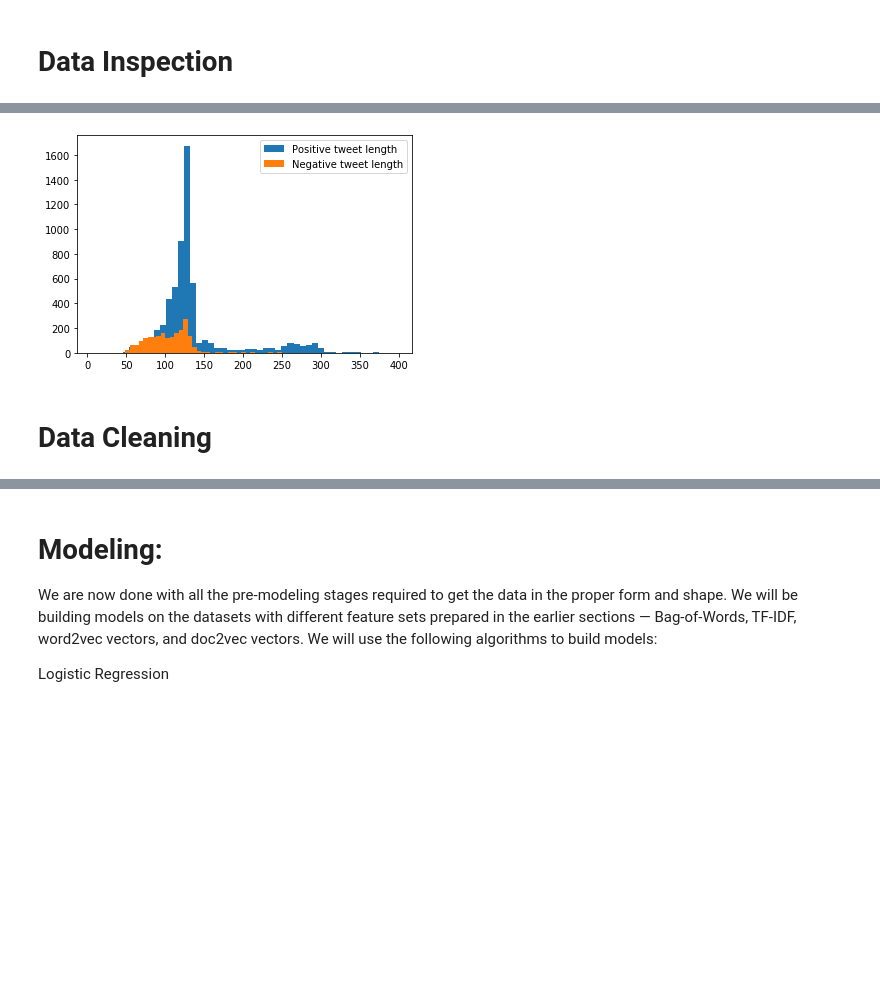
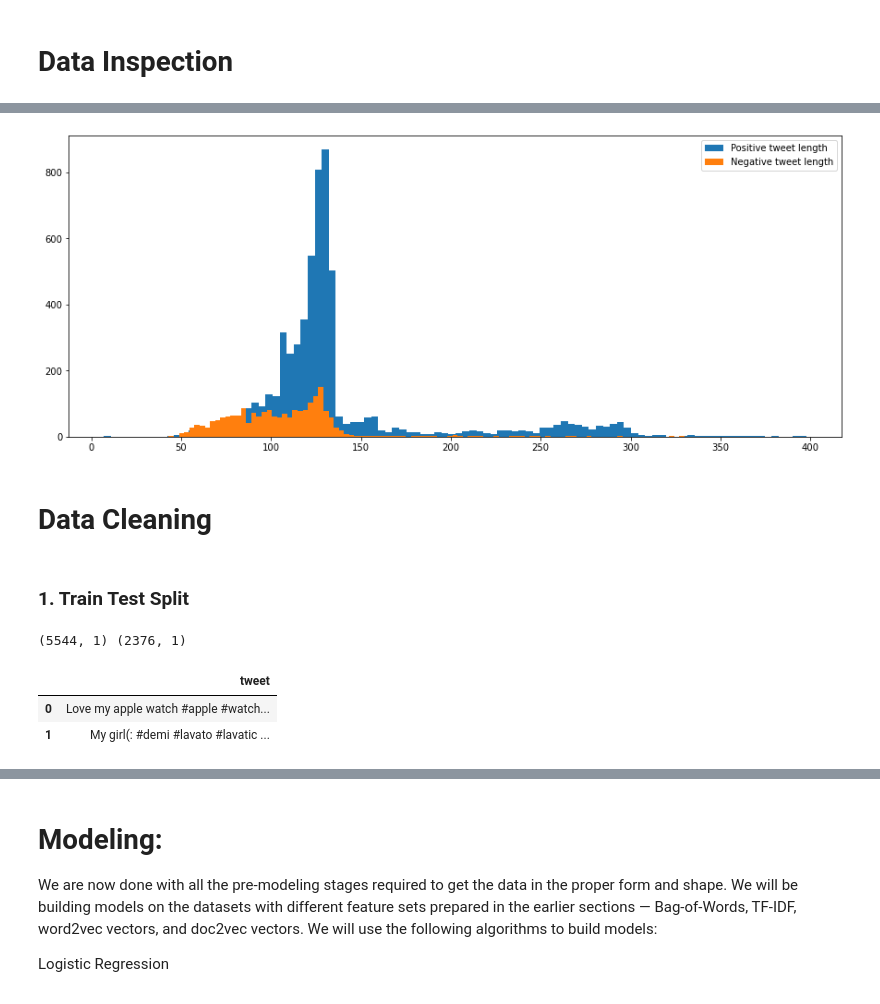
Before and after one commit to Mitesh512/AV_Sentimental-Analysis_NLP, a Jupyter notebook: Tweeter_sentimental Analysis.ipynb, the cells around one changed output, grey strips where cells are left out. Drawn from its saved outputs; the diff is of its cells as text; code cells hidden in the pictures; blank space fills up the shorter version.

Commit message:
split train and test at the beginning

```diff
--- a/Tweeter_sentimental Analysis.ipynb
+++ b/Tweeter_sentimental Analysis.ipynb
@@ -70,10 +75,29 @@ plt.show()
 # %%
-plt.hist(df[df['label'] == 0]['tweet'].str.len(),bins = 50, label="Positive tweet length")
-plt.hist(df[df['label'] == 1]['tweet'].str.len(),bins = 50, label="Negative tweet length")
-
+plt.figure(figsize=(15,6))
+plt.hist(df[df['label'] == 0]['tweet'].str.len(),bins = 100, label="Positive tweet length")
+plt.hist(df[df['label'] == 1]['tweet'].str.len(),bins = 100, label="Negative tweet length")
 plt.legend()
 plt.show()
 # %% [output]
-[figure, old version]
+[figure, new version]
 # %% [markdown]
 # Data Cleaning
+# %% [markdown]
+<h3> 1. Train Test Split </h3>
+# %%
+xtrain, xvalid, ytrain, yvalid = train_test_split(df["tweet"], df['label'],
+                                                          random_state=42,
+                                                          test_size=0.3)
+xtrain = pd.DataFrame(xtrain,columns=["tweet"]).reset_index(drop=True)
+ytrain = pd.DataFrame(ytrain,columns=["label"]).reset_index(drop=True)
+xvalid = pd.DataFrame(xvalid,columns=["tweet"]).reset_index(drop=True)
+yvalid = pd.DataFrame(yvalid,columns=["label"]).reset_index(drop=True)
+print(xtrain.shape,xvalid.shape)
+# %% [output]
+(5544, 1) (2376, 1)
+# %%
+xtrain[:2]
+# %% [output]
+|  | tweet |
+| 0 | Love my apple watch #apple #watch... |
+| 1 | My girl(: #demi #lavato #lavatic ... |
```
Also changed, not shown: parts of 75 cells of this notebook.
